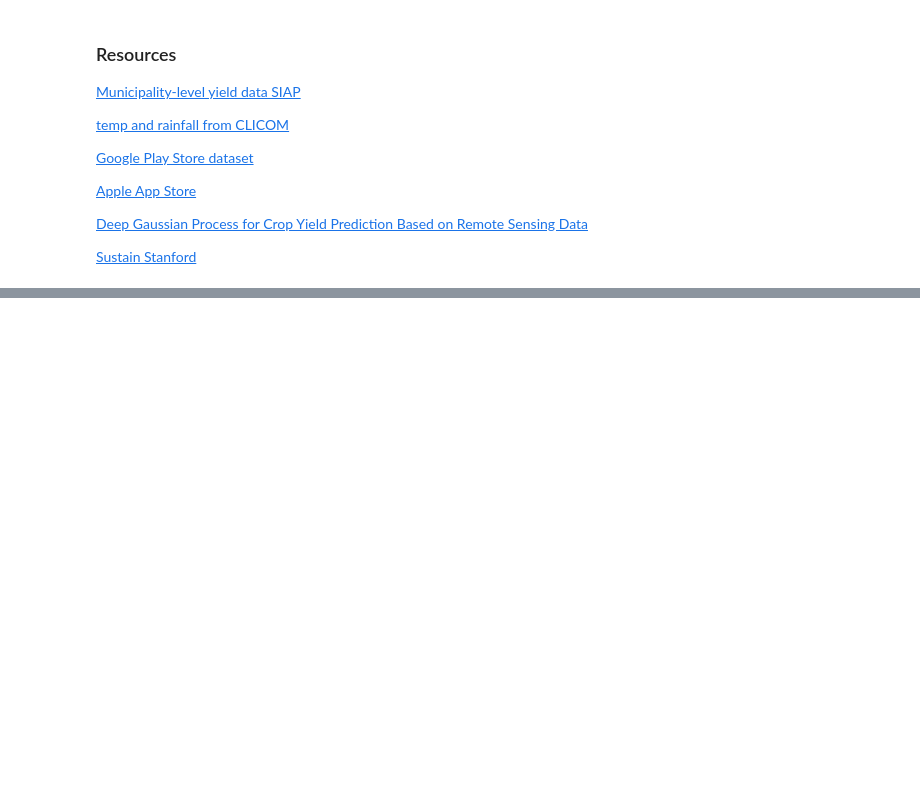
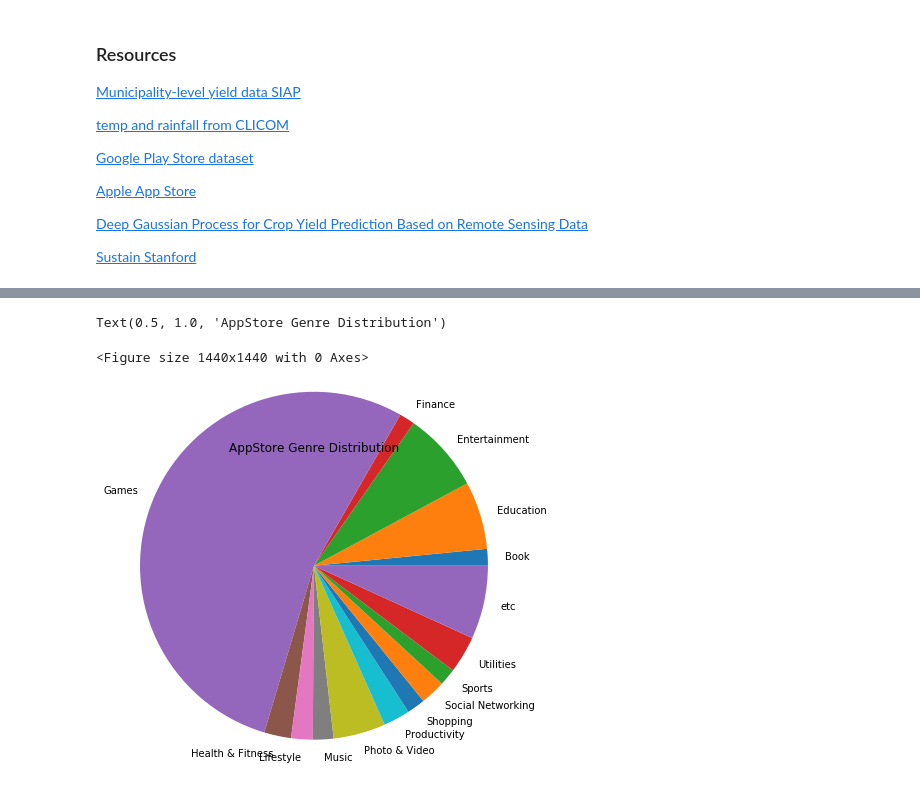
Before and after one commit to RJN-2B/DSLimNguyen, a Jupyter notebook: nb/Milestone1.ipynb, the cells around one changed output, grey strips where cells are left out. Drawn from its saved outputs; the diff is of its cells as text; code cells hidden in the pictures; blank space fills up the shorter version.

```diff
--- a/nb/Milestone1.ipynb
+++ b/nb/Milestone1.ipynb
@@ -28,0 +73,8 @@ First, we want to competently predict corn yields in Mexico at disaggregated lev
+# %%
+apple_df = apple_df.rename(columns = {'user_rating' : 'Rating','track_name' : 'App', 'ver' : 'Current Ver', 'price' : 'Price', 'prime_genre' : 'Genres', 'size_bytes' : 'Size', 'cont_rating' : 'Content Rating'})
+apple_df = apple_df.drop(['rating_count_tot','id', 'Size', 'Unnamed: 0','sup_devices.num', 'ipadSc_urls.num', 'lang.num', 'vpp_lic' , 'currency', 'Current Ver', 'user_rating_ver', 'rating_count_ver'], axis=1)
+apple_df['Type'] = np.where(apple_df['Price'] == 0.00, 'Free', 'Paid')
+apple_df = apple_df[['App', 'Rating', 'Type', 'Price', 'Content Rating', 'Genres']]
+
+
+display(apple_df.head())
@@ -28,0 +106,16 @@ First, we want to competently predict corn yields in Mexico at disaggregated lev
+# %%
+plt.figure(figsize = (20,20))
+biggroups = apple_df.Genres.value_counts().index[:14]
+def categorize(x):
+    if x in biggroups: return x
+    else: return "etc"
+apple_df['Category'] = apple_df.Genres.apply(lambda x: categorize(x))
+genres = apple_df.Category.value_counts().sort_index().index
+size = apple_df.Category.value_counts().sort_index().tolist()
+fig, ax = plt.subplots()
+piechart = ax.pie(size, radius = 2, labels=genres)
+plt.title('AppStore Genre Distribution')
+# %% [output]
+Text(0.5, 1.0, 'AppStore Genre Distribution')
+<Figure size 1440x1440 with 0 Axes>
+[figure, added]
```
Also changed, not shown: parts of 11 cells of this notebook, 5 other files.
